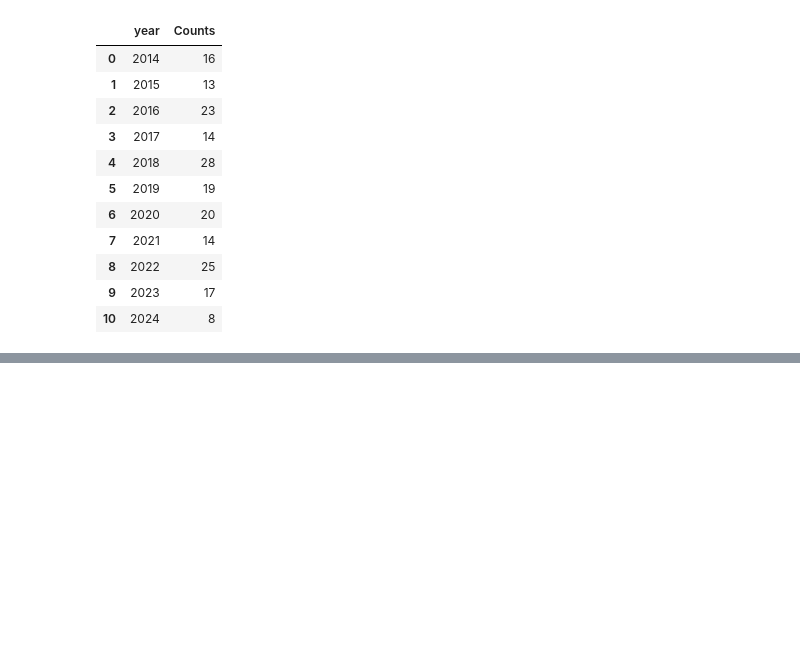
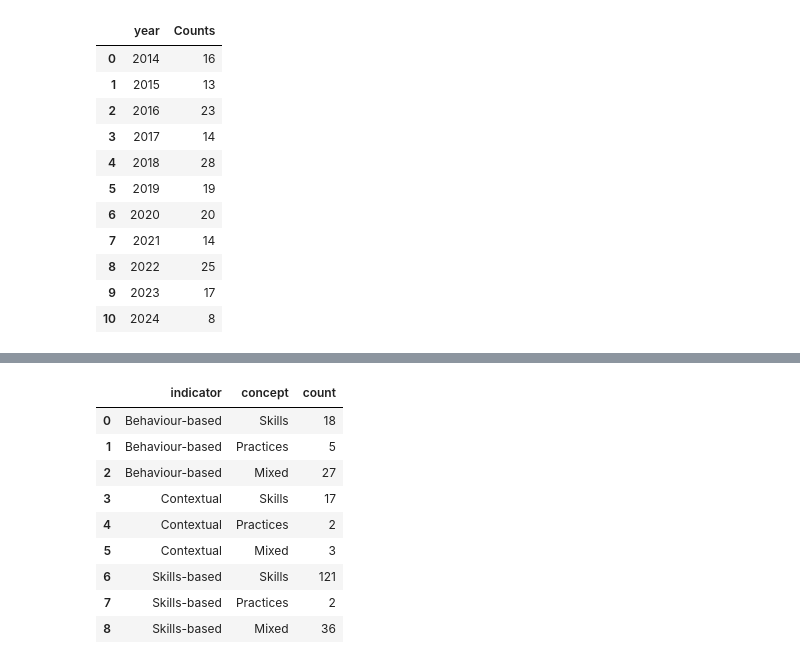
Before and after one commit to poppy-nicolette/ShinyShiny, a Jupyter notebook: dashboard-LNS/test_plots.ipynb, the cells around one changed output, grey strips where cells are left out. Cells and saved outputs as stored; diff of their text form; code cells hidden in the pictures; blank space fills up the shorter version.

```diff
--- a/dashboard-LNS/test_plots.ipynb
+++ b/dashboard-LNS/test_plots.ipynb
@@ -140,0 +150,15 @@ a_doc_type_df
+# %%
+#incicator concept
+indicator_concept_df = pd.read_csv("www/indicator_concept.csv",encoding="UTF-8")
+indicator_concept_df
+# %% [output]
+|  | indicator | concept | count |
+| 0 | Behaviour-based | Skills | 18 |
+| 1 | Behaviour-based | Practices | 5 |
+| 2 | Behaviour-based | Mixed | 27 |
+| 3 | Contextual | Skills | 17 |
+| 4 | Contextual | Practices | 2 |
+| 5 | Contextual | Mixed | 3 |
+| 6 | Skills-based | Skills | 121 |
+| 7 | Skills-based | Practices | 2 |
+| 8 | Skills-based | Mixed | 36 |
```
Also changed, not shown: parts of 10 cells of this notebook, 8 other files.
